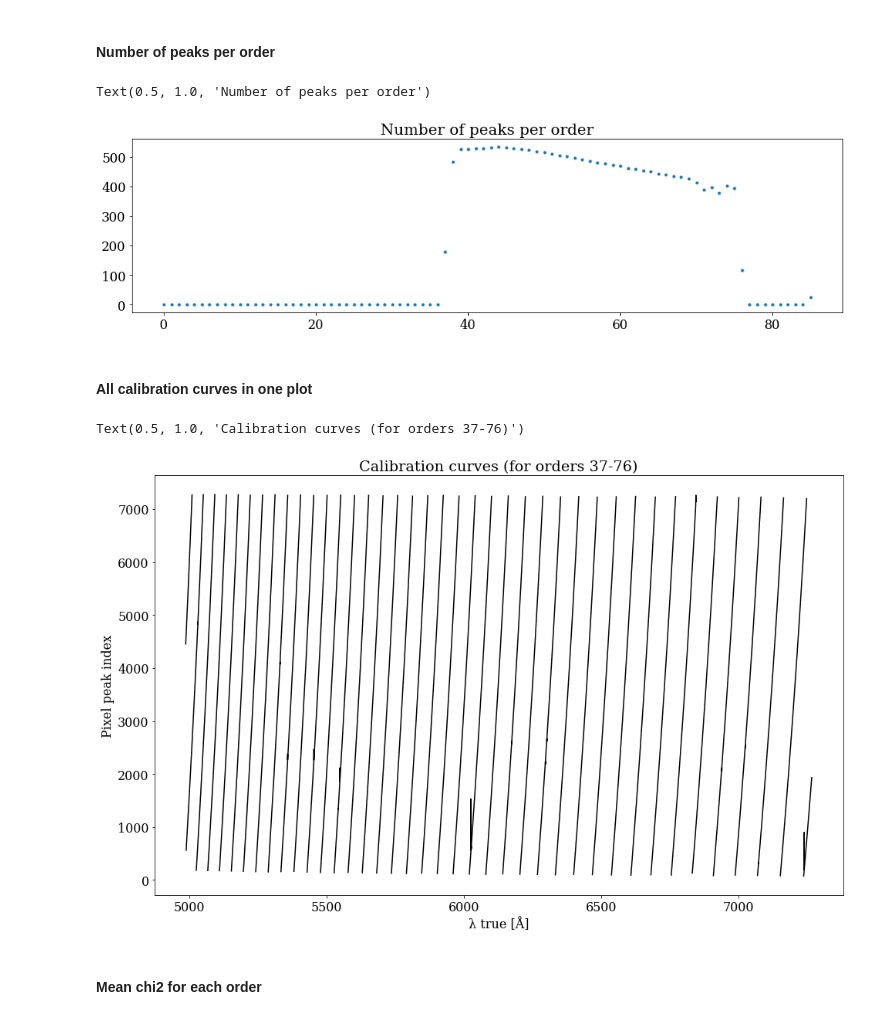
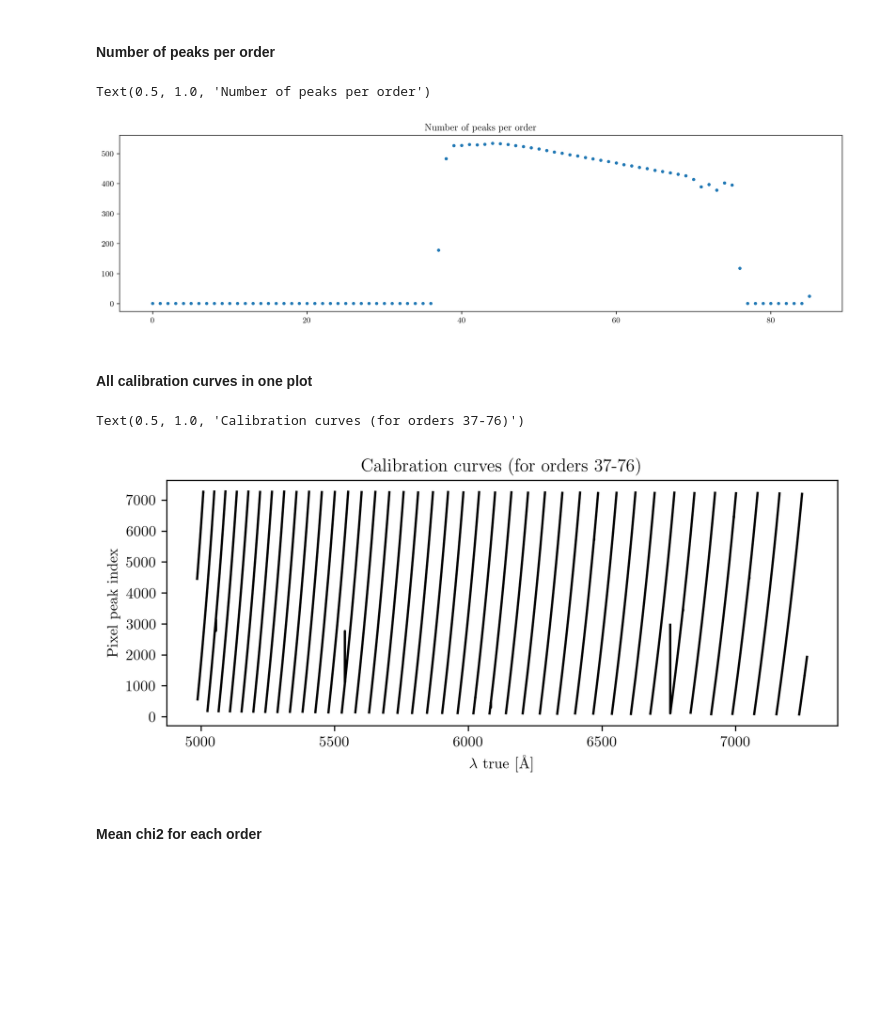
Before and after one commit to Harteg/bachelor-project, a Jupyter notebook: calib_2.ipynb, the cells around one changed output. Saved outputs shown, nothing was run; the diff lists cells and outputs as text; code cells hidden in the pictures; blank space fills up the shorter version.

```diff
--- a/calib_2.ipynb
+++ b/calib_2.ipynb
@@ -18,7 +18,7 @@ matplotlib.rcParams["font.family"] = "serif"
 matplotlib.rcParams["font.size"] = 10
 matplotlib.rcParams["font.size"] = 10
 matplotlib.rc('legend',fontsize=10)
-matplotlib.rcParams['figure.dpi'] = 150
+matplotlib.rcParams['figure.dpi'] = 300
 # %% [markdown]
 #### Plot peak positions vs true wavelength for one order
 # %%
@@ -107,26 +107,26 @@ plt.plot(np.arange(len(results[:, 1])), [len(k) for k in results[:, 1]], ".")
 plt.title("Number of peaks per order")
 # %% [output]
 Text(0.5, 1.0, 'Number of peaks per order')
-[figure, old version]
+[figure, new version]
 # %% [markdown]
 #### All calibration curves in one plot
 # %%
 orders = results[:, 0]
 peak_fits = results[:, 1]
 wavel_true = results[:, 2]
 wavel_given = results[:, 3]
 
-plt.figure(figsize=(16,10))
-for order in range(37, 77):
+plt.figure(figsize=(8,3))
+for order in np.arange(37, 77):
     plt.plot(wavel_true[order][:, 0], peak_fits[order][:,2], "k")
 
-plt.xlabel("λ true [Å]")
+plt.xlabel(f"$\lambda$ true [Å]")
 plt.ylabel("Pixel peak index")
 plt.title("Calibration curves (for orders 37-76)")
 # plt.savefig("figures/calibration_curves.png", dpi=300)
 # %% [output]
 Text(0.5, 1.0, 'Calibration curves (for orders 37-76)')
-[figure, old version]
+[figure, new version]
 # %% [markdown]
 #### Mean chi2 for each order
 # %%
```
Also changed, not shown: parts of 8 cells of this notebook, 40 other files.
